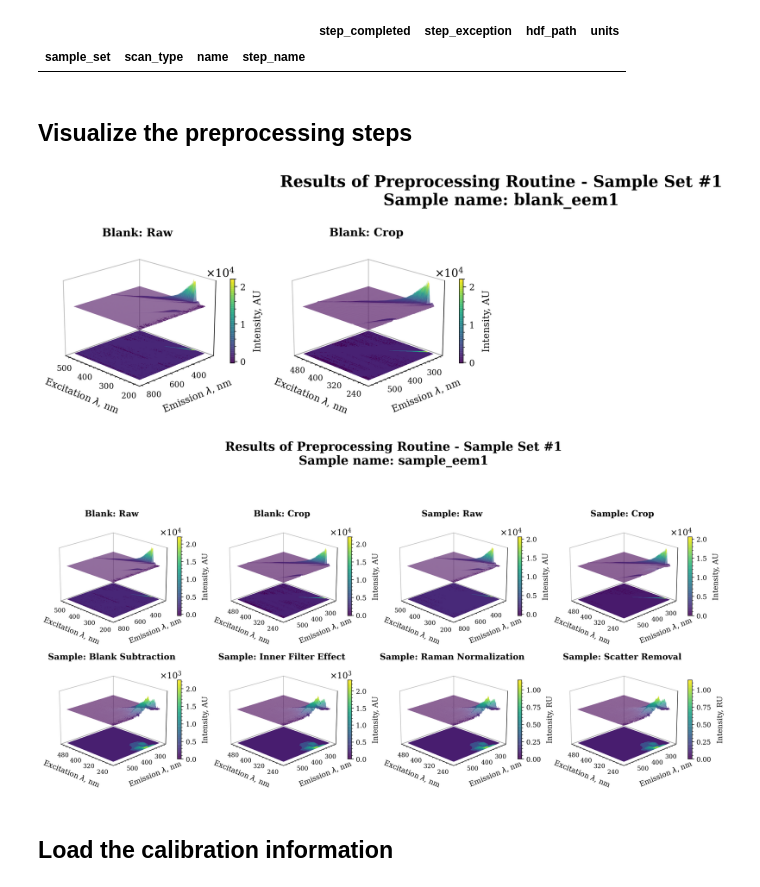
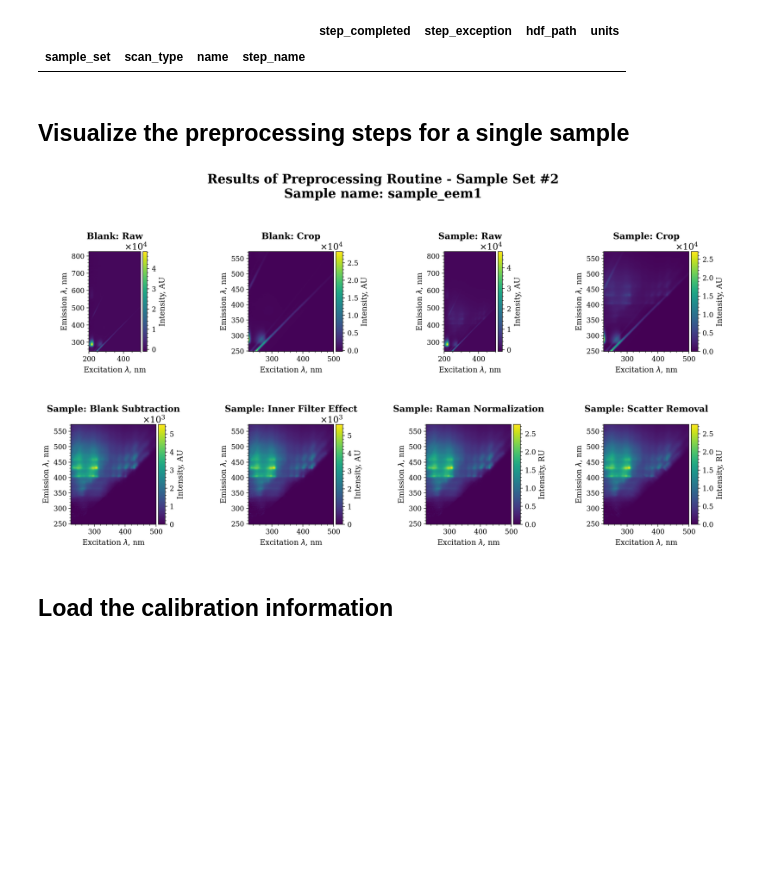
Before and after one commit to drewmee/PyEEM, a Jupyter notebook: examples/pyeem_tutorial.ipynb, the cells around one changed output. Saved outputs shown, nothing was run; the diff lists cells and outputs as text; code cells hidden in the pictures; blank space fills up the shorter version.

```diff
--- a/examples/pyeem_tutorial.ipynb
+++ b/examples/pyeem_tutorial.ipynb
@@ -63,14 +66,17 @@ dataset = pyeem.datasets.Load(
 display(dataset.meta_df)
 """
 
-demo_data_dir = "demo_data/rutherford"
-cal_sources = {"cigarette": "ug/ml", "diesel": "ug/ml", "wood_smoke": "ug/ml"}
+calibration_sources = {
+    "cigarette": "ug/ml",
+    "diesel": "ug/ml",
+    "wood_smoke": "ug/ml"
+}
 dataset = pyeem.datasets.Load(
     data_dir=demo_data_dir,
     raman_instrument=None,
     absorbance_instrument="aqualog",
     eem_instrument="aqualog",
-    calibration_sources=cal_sources,
+    calibration_sources=calibration_sources,
     mode="w"
 )
 # %% [output]
@@ -147,7 +149,10 @@ display(routine_df)
 - Each preprocessing step has certain knobs and dials you can tune to have them run to your liking. It is worth checking the documentation to learn more about these customizations.
 - Please note that depending on the steps and settings you've chosen as well as your dataset's size, the time it takes for this step to complete will vary.
 # %%
-crop_dimensions = {"emission_bounds": (246, 573), "excitation_bounds": (224, float("inf"))}
+crop_dimensions = {
+    "emission_bounds": (246, 573),
+    "excitation_bounds": (224, float("inf"))
+}
 routine_results_df = pyeem.preprocessing.perform_routine(
     dataset,
     routine_df,
@@ -156,7 +161,8 @@ routine_results_df = pyeem.preprocessing.perform_routine(
     fill="interp",
     progress_bar=True
 )
-routine_results_df
+
+display(routine_results_df)
 # %% [output]
 |  |  |  |  | step_completed | step_exception | hdf_path | units |
 | sample_set | scan_type | name | step_name |  |  |  |  |
@@ -181,4 +187,4 @@ display(routine_results_df[routine_results_df["step_exception"].notna()])
 |  |  |  |  | step_completed | step_exception | hdf_path | units |
 | sample_set | scan_type | name | step_name |  |  |  |  |
 # %% [markdown]
-## Visualize the preprocessing steps
+## Visualize the preprocessing steps for a single sample
@@ -484,24 +191,19 @@ def plot_preprocessing(
 # %%
-i = 0
-for name, group in routine_results_df.groupby(level=["sample_set", "name"]):
-    sample_set = name[0]
-    sample_name = name[1]
-    kwargs = {}
-    axes = pyeem.plots.plot_preprocessing(
-        dataset,
-        routine_results_df,
-        sample_set=sample_set,
-        sample_name=sample_name,
-        plot_type="surface_contour",
-        fig_kws={"dpi": 200},
-    )
-    plt.show()
-    i += 1
-    if i == 2:
-        break
+import matplotlib.pyplot as plt
+
+sample_set = 2
+sample_name = "sample_eem1"
+axes = pyeem.plots.plot_preprocessing(
+    dataset,
+    routine_results_df,
+    sample_set=sample_set,
+    sample_name=sample_name,
+    plot_type="imshow",
+    fig_kws={"dpi": 200},
+)
+plt.show()
 # %% [output]
-[figure, old version]
+[figure, new version]
-[figure, removed]
 # %% [markdown]
 ## Load the calibration information
 # %%
```
Also changed, not shown: parts of 25 cells of this notebook, 58 other files.
